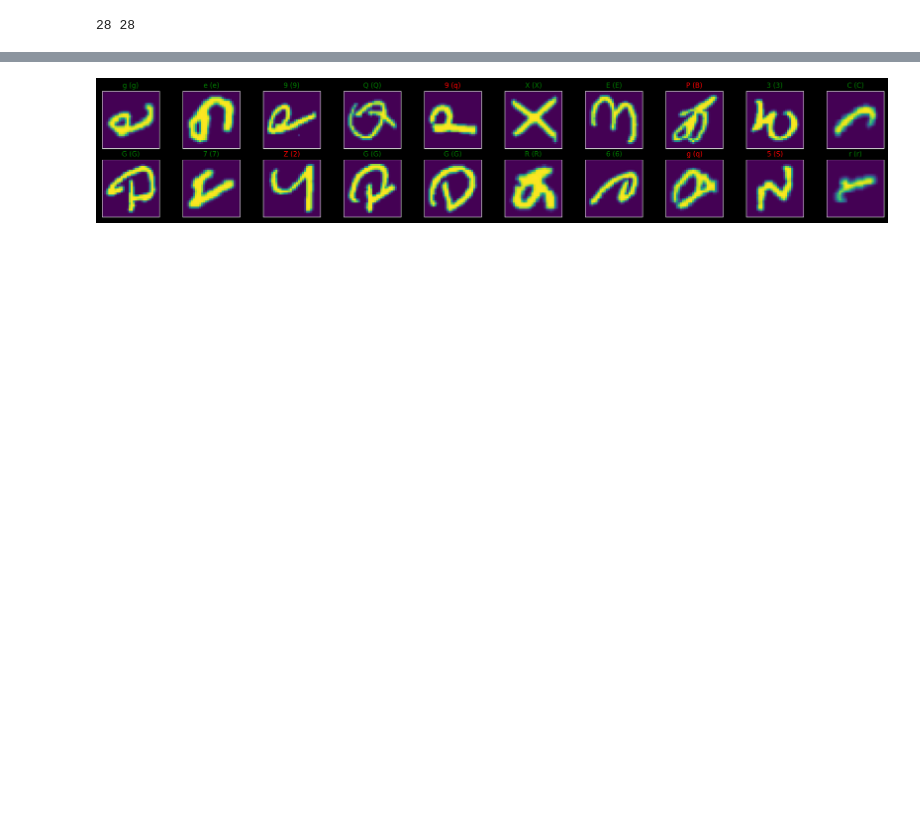
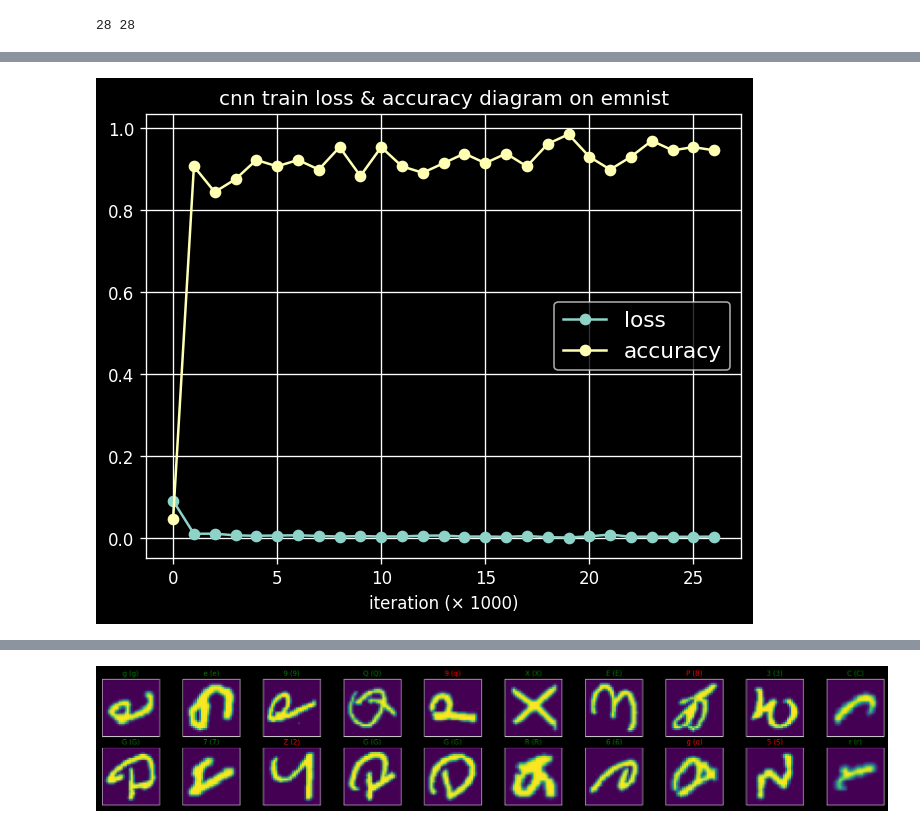
Before and after one commit to yuhangz/cv_task, a Jupyter notebook: code/CNN.ipynb, the cells around one changed output, grey strips where cells are left out. Cells and saved outputs as stored; diff of their text form; code cells hidden in the pictures; blank space fills up the shorter version.

```diff
--- a/code/CNN.ipynb
+++ b/code/CNN.ipynb
@@ -299,6 +269,9 @@ if train_on_gpu:
 
 model.train() # prep model for training
 
+losses = []
+accs = []
+
 for epoch in range(n_epochs):
     # monitor training loss
     train_loss = 0.0
@@ -322,10 +295,19 @@ for epoch in range(n_epochs):
         optimizer.step()
         # update running trainngi loss
         train_loss += loss.item()*data.size(0)
-    scheduler.step()
+        # scheduler.step()
+
+        with torch.no_grad():
+            predict = output.argmax(1).cpu()
+            acc = accuracy_score(target.cpu(), predict)
+
+        losses.append(loss.item())
+        accs.append(acc)
+
     # print training statistics
     # calculate average loss over an epoch
-    train_loss = train_loss/len(train_loader.dataset)
+    train_loss = train_loss / len(train_loader.dataset)
+
     writer.add_scalar('Training Loss', train_loss, epoch)
     print('Epoch: {} \tTraining Loss: {:.6f}'.format(
         epoch+1,
@@ -354,3 +336,20 @@ Epoch: 30       Training Loss: 1.163050
+# %%
+# 绘制训练的loss-acc函数
+losses = np.array(losses)
+accs = np.array(accs)
+indices = np.arange(losses.__len__())
+losses = losses / losses.max()
+
+plt.figure(dpi=120)
+plt.plot(losses[indices % 1000 == 0], '-o', label='loss')
+plt.plot(accs[indices % 1000 == 0], '-o', label='accuracy')
+plt.xlabel('iteration (× 1000)')
+plt.grid(True)
+plt.legend(fontsize=13)
+plt.title('cnn train loss & accuracy diagram on emnist')
+plt.savefig('../figure/cnn.train.png')
+# %% [output]
+[figure, added]
 # %%
 test_loss = 0.0
 class_correct = list(0. for i in range(47))
```
Also changed, not shown: parts of 8 cells of this notebook, 19 other files.
